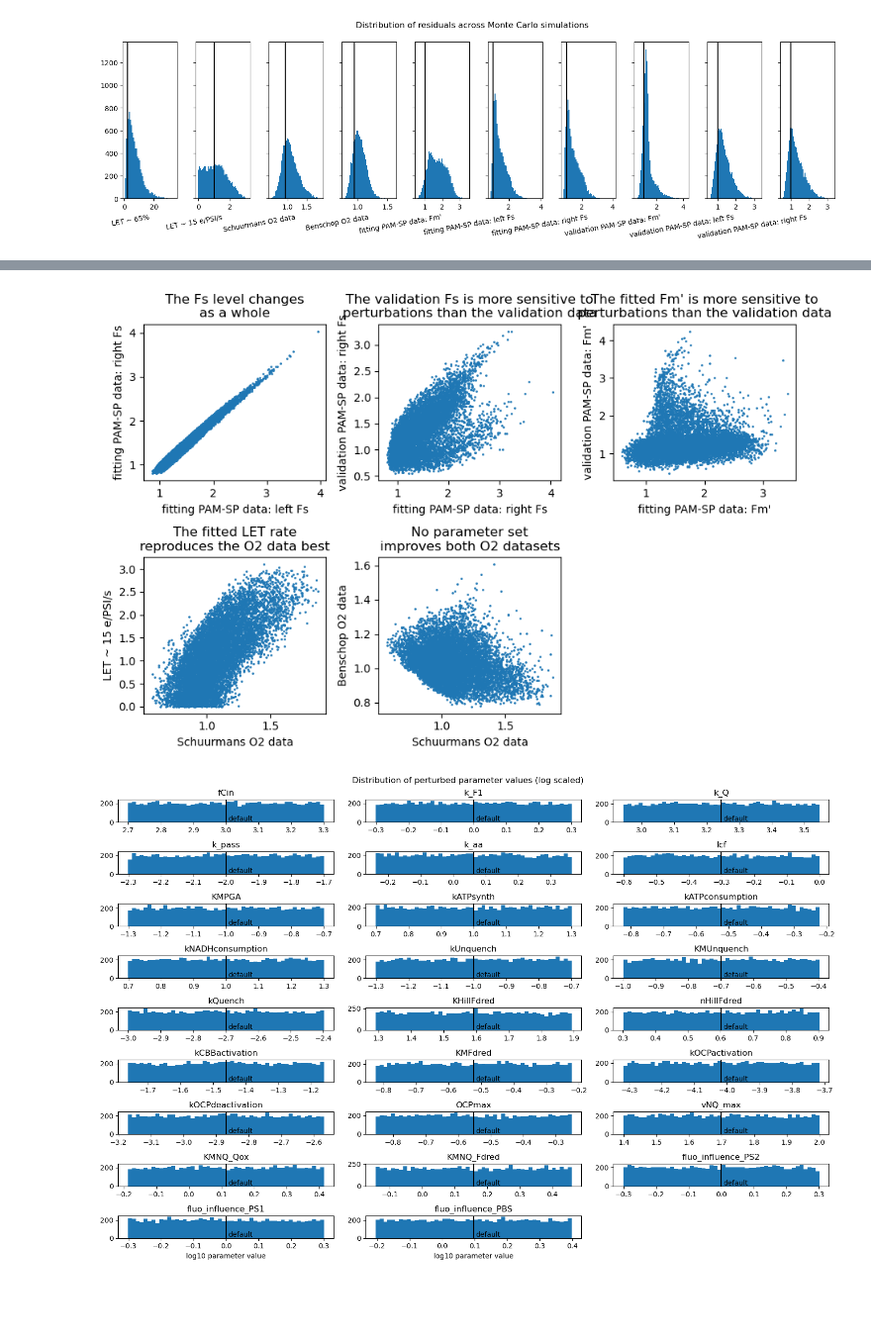
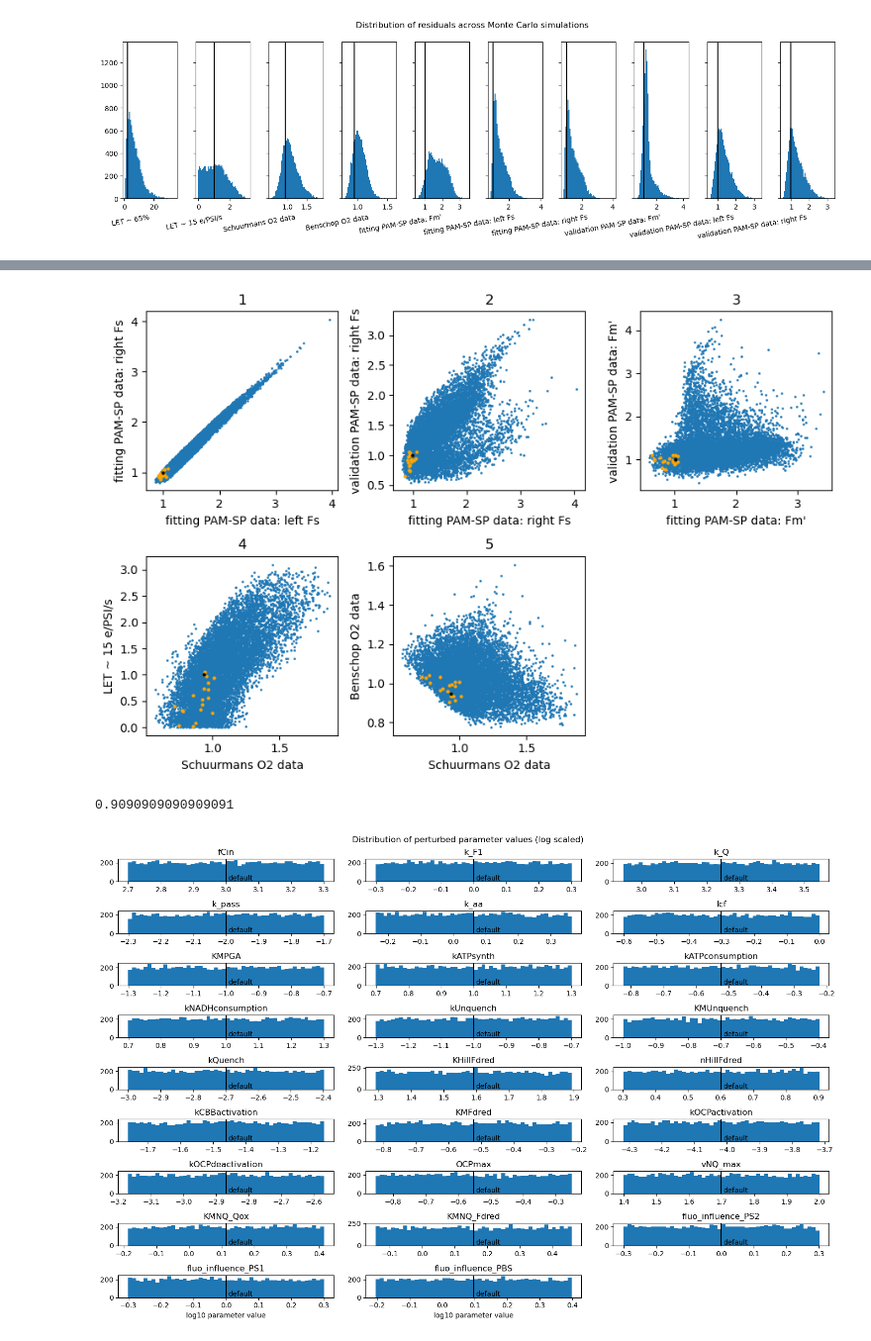
Before and after one commit to pfennigt/synechocystis-photosynthesis-2024-thesisanalysis, a Jupyter notebook: Notebooks/visualise_robustness_analysis.ipynb, the cells around one changed output, grey strips where cells are left out. Shown at 99% size. Drawn from its saved outputs; the diff is of its cells as text; code cells hidden in the pictures; blank space fills up the shorter version.

Commit message:
updated residual plot

```diff
--- a/Notebooks/visualise_robustness_analysis.ipynb
+++ b/Notebooks/visualise_robustness_analysis.ipynb
@@ -193,40 +193,76 @@ Text(0.5, 0.89, 'Comparison of residuals across Monte Carlo simulations\n9527 si
 # %%
+# interesting_pairs = {
+#     "The Fs level changes\nas a whole": ["PAMSP435_left", "PAMSP435_right"],
+#     # ["PAMSPval_left", "PAMSPval_right"],
+#     "The validation Fs is more sensitive to\nperturbations than the validation data": ["PAMSP435_right", "PAMSPval_right"],
+#     "The fitted Fm' is more sensitive to\nperturbations than the validation data": ["PAMSP435_Fm'", "PAMSPval_Fm'"],
+#     "The fitted LET rate\nreproduces the O2 data best": ["Schuurmans_O2", "LET_flux"],
+#     "No parameter set\nimproves both O2 datasets": ["Schuurmans_O2", "Benschop_O2"],
+# }
 interesting_pairs = {
-    "The Fs level changes\nas a whole": ["PAMSP435_left", "PAMSP435_right"],
+    "1": ["PAMSP435_left", "PAMSP435_right"],
     # ["PAMSPval_left", "PAMSPval_right"],
-    "The validation Fs is more sensitive to\nperturbations than the validation data": ["PAMSP435_right", "PAMSPval_right"],
-    "The fitted Fm' is more sensitive to\nperturbations than the validation data": ["PAMSP435_Fm'", "PAMSPval_Fm'"],
-    "The fitted LET rate\nreproduces the O2 data best": ["Schuurmans_O2", "LET_flux"],
-    "No parameter set\nimproves both O2 datasets": ["Schuurmans_O2", "Benschop_O2"],
+    "2": ["PAMSP435_right", "PAMSPval_right"],
+    "3": ["PAMSP435_Fm'", "PAMSPval_Fm'"],
+    "4": ["Schuurmans_O2", "LET_flux"],
+    "5": ["Schuurmans_O2", "Benschop_O2"],
 }
 
 ncols = 3
 nrows = int(np.ceil(len(interesting_pairs)/ncols))
 
 fig, axes = plt.subplots(nrows, ncols, figsize=(ncols*3, nrows*3))
 
 for (descr, pair), ax in zip(interesting_pairs.items(), axes.flatten()):
     # Plot the pairs against eachother
     ax.plot(
         mcres.loc[mcres_succ, pair[0]],
         mcres.loc[mcres_succ, pair[1]],
         marker="o",
         markersize=1,
         linestyle="",
     )
     # Set the axis labels
     ax.set_xlabel(residual_names[pair[0]])
     ax.set_ylabel(residual_names[pair[1]])
     ax.set_title(descr)
 
+    for res_set in ["total_better", "similar_pareto"]:
+    # Highlight the sets close to pareto optimum
+        if mcres_outcomes[res_set].any():
+            ax.plot(
+                mcres.loc[mcres_outcomes[res_set], pair[0]],
+                mcres.loc[mcres_outcomes[res_set], pair[1]],
+                marker="o",
+                markersize=2,
+                linestyle="",
+                c=outcome_sets[res_set][1],
+                label=outcome_sets[res_set][0]
+            )
+
+    # Highlight the default set
+    ax.plot(
+        mcres.loc[0, pair[0]],
+        mcres.loc[0, pair[1]],
+        marker="o",
+        markersize=2,
+        linestyle="",
+        c="black",
+        label="default"
+    )
+
 # Remove unused axes
 if ncols * nrows > len(interesting_pairs):
     for i in range(len(interesting_pairs), ncols * nrows):
         axes.flatten()[i].remove()
 
 fig. tight_layout()
 # %% [output]
-[figure, old version]
+[figure, new version]
+# %%
+1/1.1
+# %% [output]
+0.9090909090909091
 # %%
 # Plot the parameter distribution
 ncols = 3
```
Also changed, not shown: parts of 4 cells of this notebook.
